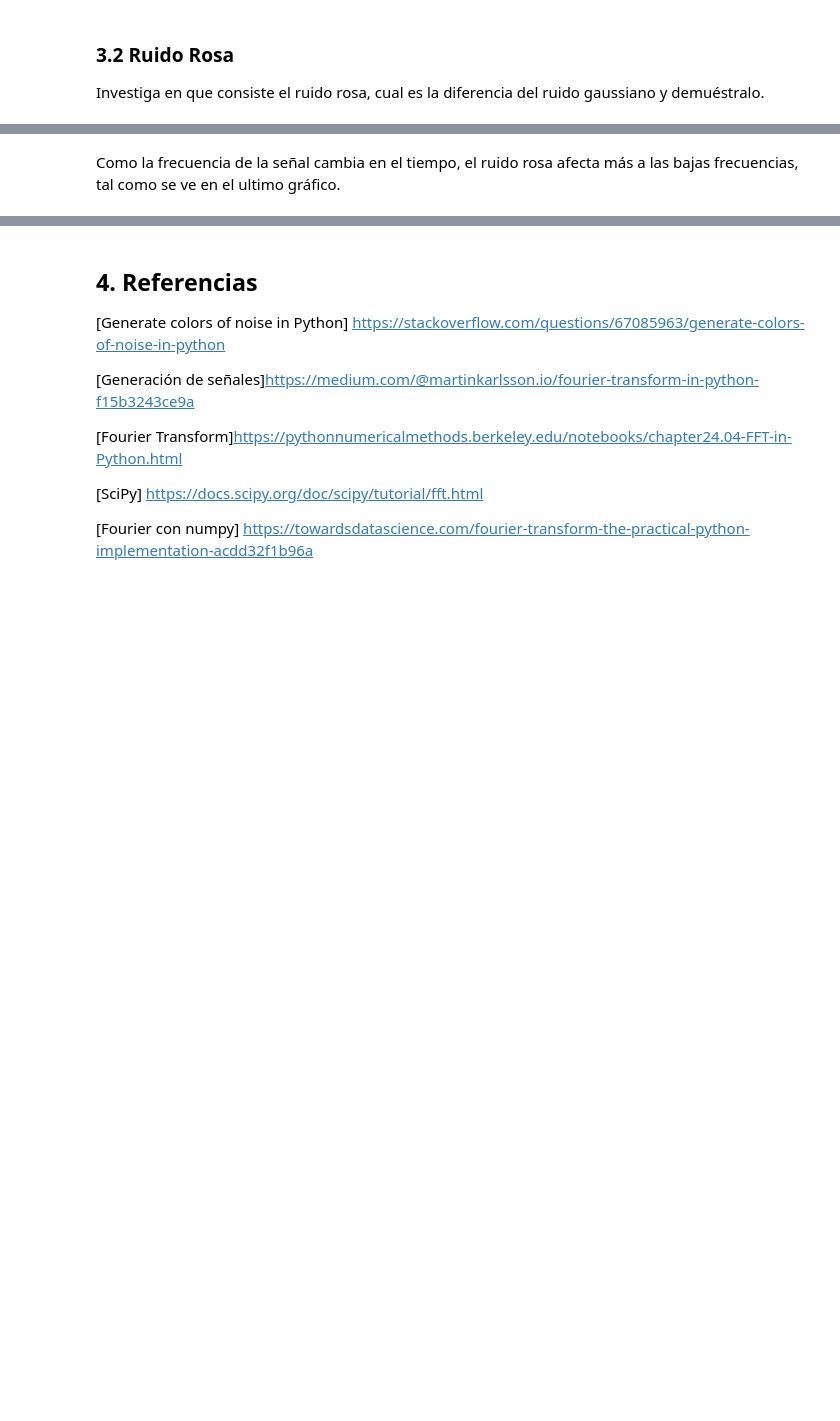
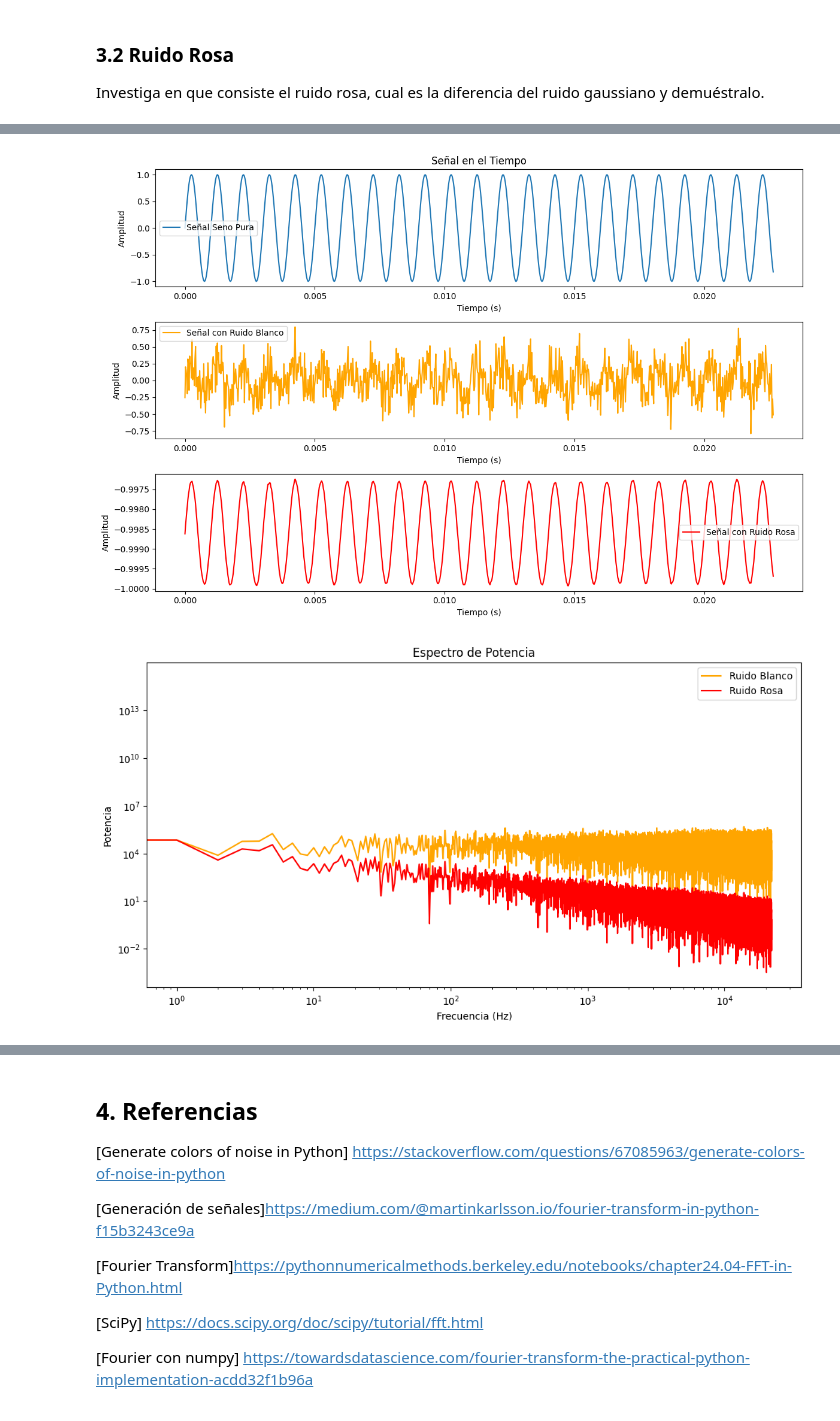
Before and after one commit to Franma07/EIE401, a Jupyter notebook: Actividades/Actividad_1_MartinezFrance_Franma07.ipynb, the cells around one changed output, grey strips where cells are left out. Saved outputs shown, nothing was run; the diff lists cells and outputs as text; code cells hidden in the pictures; blank space fills up the shorter version.

```diff
--- a/Actividades/Actividad_1_MartinezFrance_Franma07.ipynb
+++ b/Actividades/Actividad_1_MartinezFrance_Franma07.ipynb
@@ -256,2 +139,70 @@ plt.show()
-# %% [markdown]
-Como la frecuencia de la señal cambia en el tiempo, el ruido rosa afecta más a las bajas frecuencias, tal como se ve en el ultimo gráfico.
+# %%
+import numpy as np
+import matplotlib.pyplot as plt
+
+fs = 44100  # Frecuencia de muestreo (Hz)
+duracion = 1  # Duración en segundos
+n = fs * duracion  # Número de muestras
+t = np.linspace(0, duracion, n)  # Vector de tiempo
+
+frecuencia_seno = 1000  # Frecuencia de la onda (Hz). Cambiar el valor para ver el efecto del ruido rosa (Altas frecuencias menor ruido...)
+senal_seno = np.sin(2 * np.pi * frecuencia_seno * t)
+
+ruido_blanco = np.random.normal(0, 1, n) # Ruido gaussiano (blanco)
+
+# Calcular el espectro del ruido blanco y ruido rosa
+frecuencias = np.fft.rfftfreq(n, 1/fs)
+filtro = 1 / np.sqrt(frecuencias + 1e-10)  # Filtro para reducir la amplitud en altas frecuencias
+ruido_blanco_fft = np.fft.rfft(ruido_blanco)  # FFT de ruido blanco
+ruido_rosa_fft = ruido_blanco_fft * filtro    # FFT de ruido rosa
+ruido_rosa = np.fft.irfft(ruido_rosa_fft, n=n) # Transformada inversa, para volver al dominio del tiempo
+
+# Señales con ruido
+senal_con_ruido_blanco = senal_seno + ruido_blanco
+senal_con_ruido_rosa = senal_seno + ruido_rosa
+
+# Se normaliza para tomar amplitudes similares
+senal_con_ruido_blanco /= np.max(np.abs(senal_con_ruido_blanco))
+senal_con_ruido_rosa /= np.max(np.abs(senal_con_ruido_rosa))
+
+# Espectros de las señales
+espectro_blanco = np.abs(np.fft.rfft(ruido_blanco))**2
+espectro_rosa = np.abs(np.fft.rfft(ruido_rosa))**2
+
+plt.figure(figsize=(12, 8))
+
+# Señales en el dominio del tiempo
+plt.subplot(3, 1, 1)
+plt.plot(t[:1000], senal_seno[:1000], label="Señal Seno Pura")
+plt.title("Señal en el Tiempo")
+plt.xlabel("Tiempo (s)")
+plt.ylabel("Amplitud")
+plt.legend()
+
+plt.subplot(3, 1, 2)
+plt.plot(t[:1000], senal_con_ruido_blanco[:1000], label="Señal con Ruido Blanco", color='orange')
+plt.xlabel("Tiempo (s)")
+plt.ylabel("Amplitud")
+plt.legend()
+
+plt.subplot(3, 1, 3)
+plt.plot(t[:1000], senal_con_ruido_rosa[:1000], label="Señal con Ruido Rosa", color='red')
+plt.xlabel("Tiempo (s)")
+plt.ylabel("Amplitud")
+plt.legend()
+
+plt.tight_layout()
+plt.show()
+
+# Espectro de potencia
+plt.figure(figsize=(12, 6))
+plt.loglog(frecuencias, espectro_blanco, label="Ruido Blanco", color='orange')
+plt.loglog(frecuencias, espectro_rosa, label="Ruido Rosa", color='red')
+plt.title("Espectro de Potencia")
+plt.xlabel("Frecuencia (Hz)")
+plt.ylabel("Potencia")
+plt.legend()
+plt.show()
+# %% [output]
+[figure, added]
+[figure, added]
```
Also changed, not shown: parts of 9 cells of this notebook.
